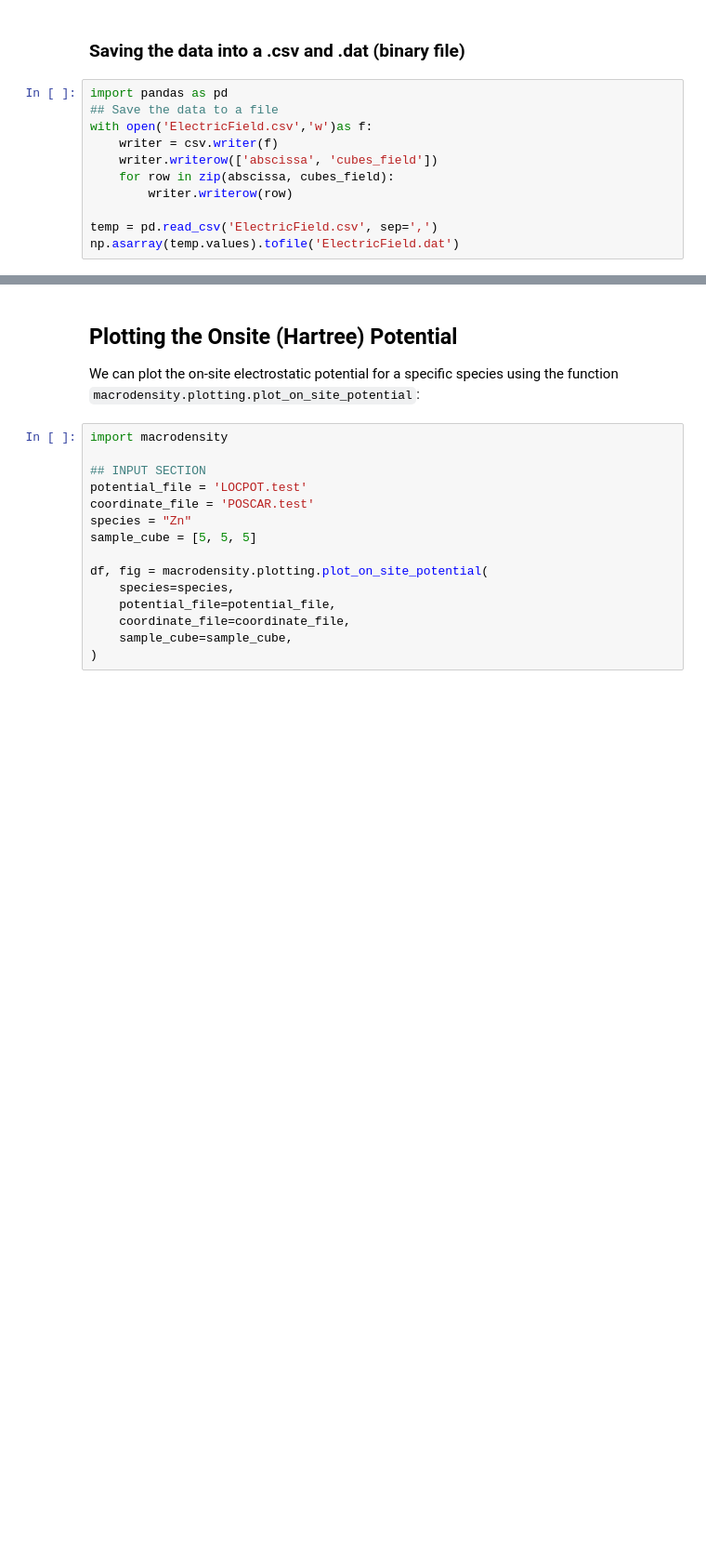
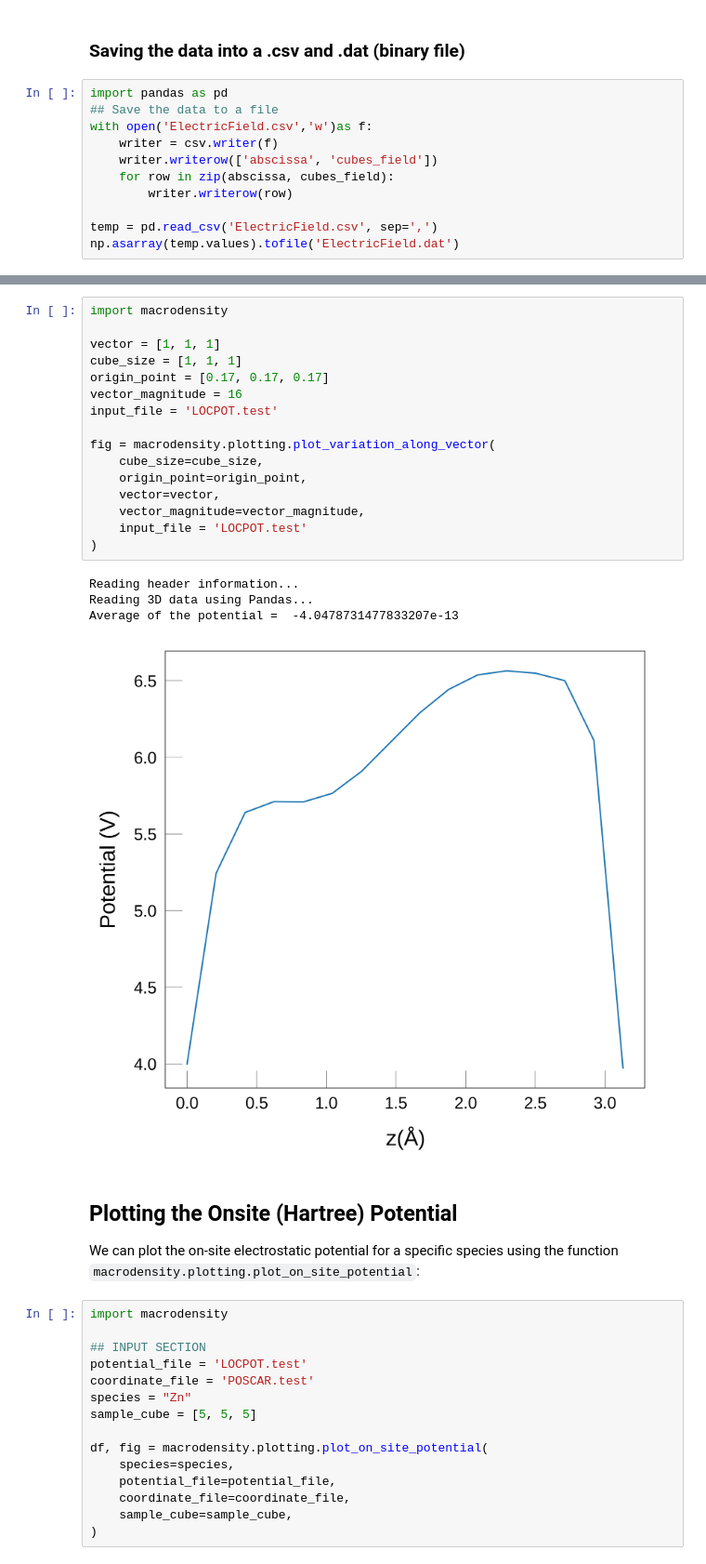
Before and after one commit to WMD-group/MacroDensity, a Jupyter notebook: tutorials/MD_workbook.ipynb, the cells around one changed output, grey strips where cells are left out. Shown at 93% size. Cells and saved outputs as stored; diff of their text form; blank space fills up the shorter version.

Commit message:
update Potential variation along vector in tutorial 1

```diff
--- a/tutorials/MD_workbook.ipynb
+++ b/tutorials/MD_workbook.ipynb
@@ -282,3 +246,24 @@ df.to_csv(output_file)
+# %%
+import macrodensity
+
+vector = [1, 1, 1]
+cube_size = [1, 1, 1]
+origin_point = [0.17, 0.17, 0.17]
+vector_magnitude = 16
+input_file = 'LOCPOT.test'
+
+fig = macrodensity.plotting.plot_variation_along_vector(
+    cube_size=cube_size,
+    origin_point=origin_point,
+    vector=vector,
+    vector_magnitude=vector_magnitude,
+    input_file = 'LOCPOT.test'
+)
+# %% [output]
+Reading header information...
+Reading 3D data using Pandas...
+Average of the potential =  -4.0478731477833207e-13
+[figure, added]
 # %% [markdown]
 ## Plotting the Onsite (Hartree) Potential
 
```
Also changed, not shown: parts of 8 cells of this notebook, 2 other files.
